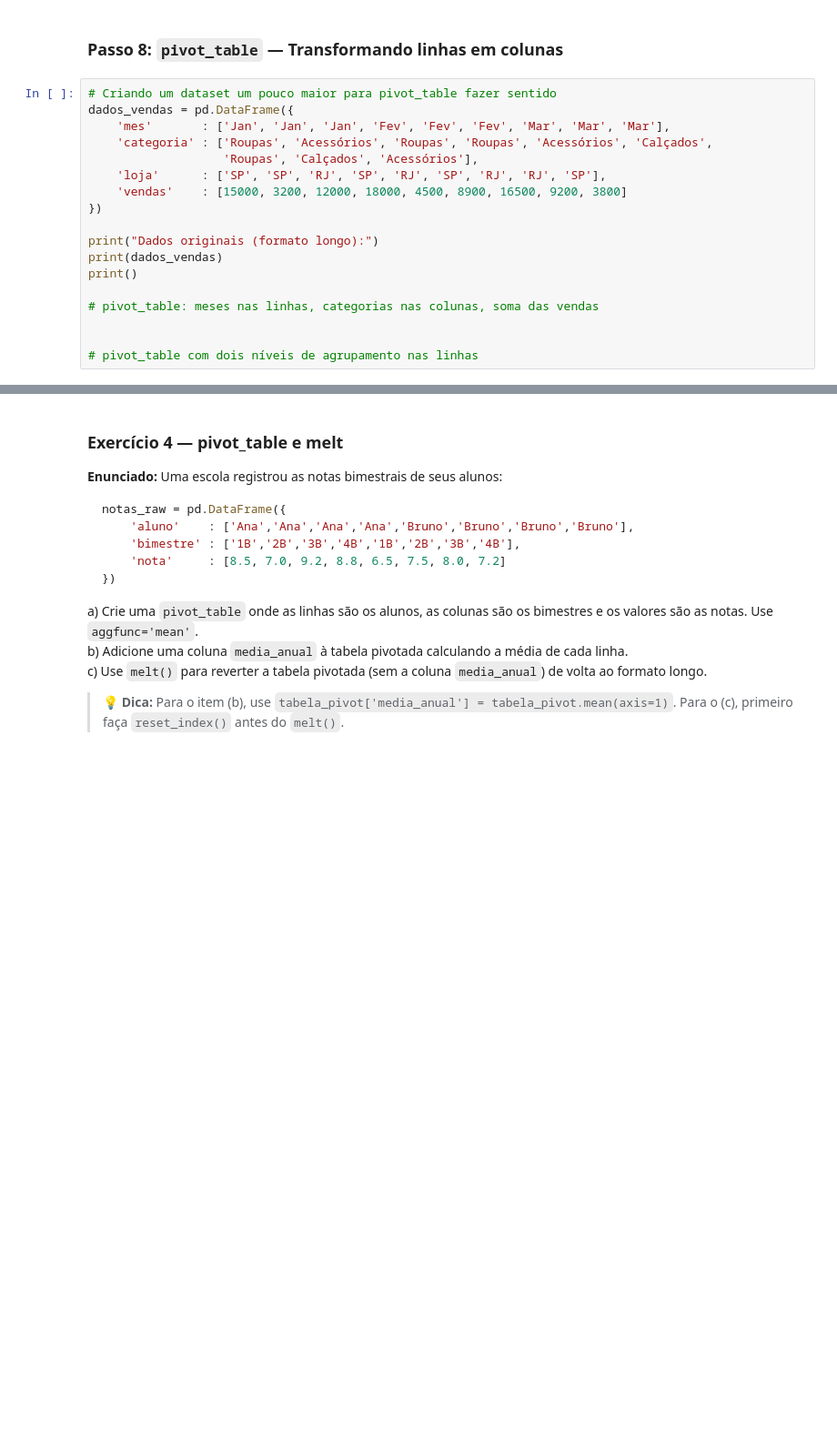
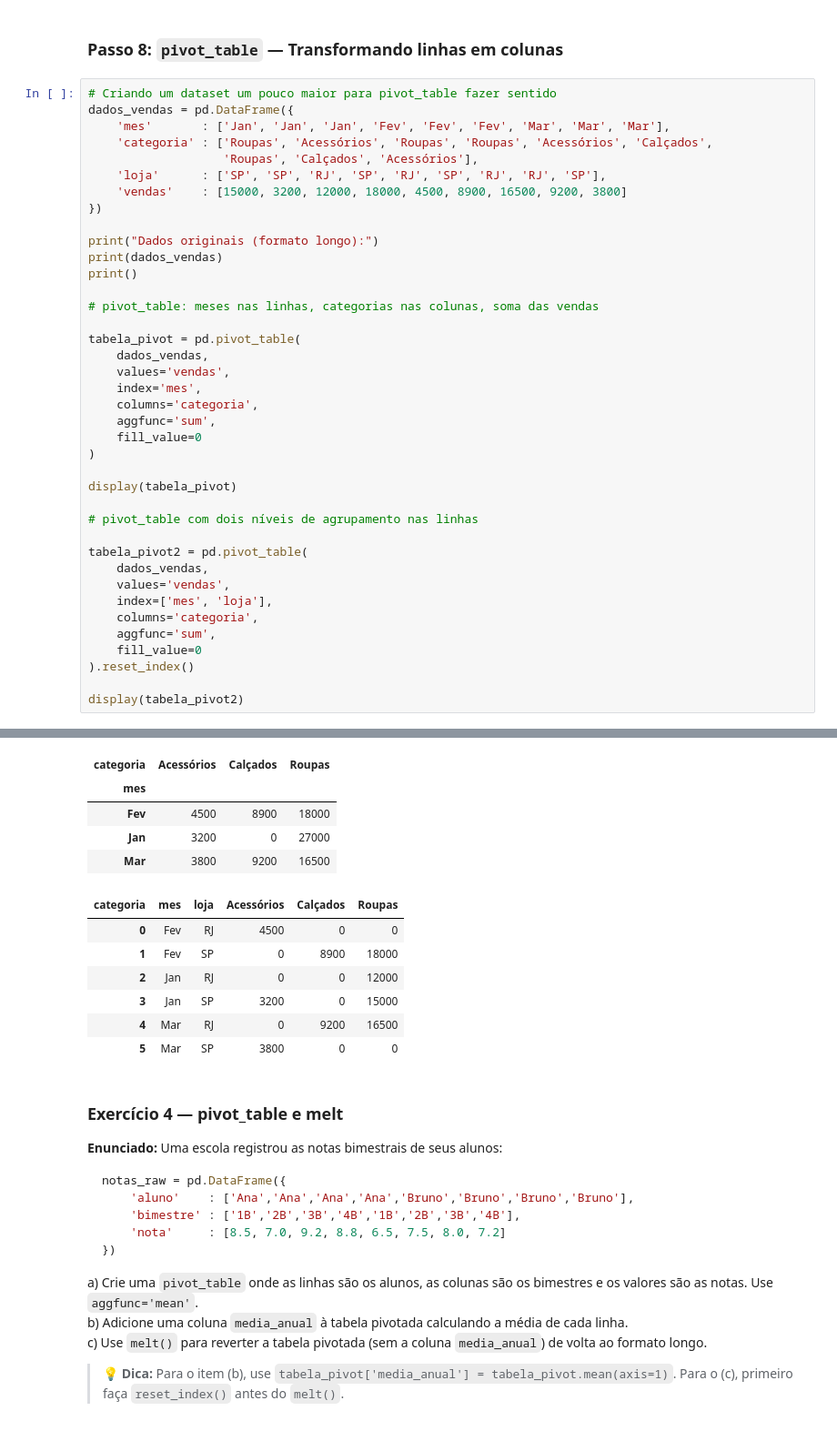
Before and after one commit to dyneys/TecProgPython, a Jupyter notebook: 5_pandas_manipulacao_tabelas_Alunos.ipynb, the cells around one changed output, grey strips where cells are left out. Shown at 91% size. Drawn from its saved outputs; the diff is of its cells as text; blank space fills up the shorter version.

Commit message:
manipulando dados

```diff
--- a/5_pandas_manipulacao_tabelas_Alunos.ipynb
+++ b/5_pandas_manipulacao_tabelas_Alunos.ipynb
@@ -386,5 +579,27 @@ print()
 
 # pivot_table: meses nas linhas, categorias nas colunas, soma das vendas
 
+tabela_pivot = pd.pivot_table(
+    dados_vendas,
+    values='vendas',
+    index='mes',
+    columns='categoria',
+    aggfunc='sum',
+    fill_value=0
+)
+
+display(tabela_pivot)
 
 # pivot_table com dois níveis de agrupamento nas linhas
+
+tabela_pivot2 = pd.pivot_table(
+    dados_vendas,
+    values='vendas',
+    index=['mes', 'loja'],
+    columns='categoria',
+    aggfunc='sum',
+    fill_value=0
+).reset_index()
+
+display(tabela_pivot2)
+# %% [output]
@@ -391,3 +617,15 @@ print()
+| categoria | Acessórios | Calçados | Roupas |
+| mes |  |  |  |
+| Fev | 4500 | 8900 | 18000 |
+| Jan | 3200 | 0 | 27000 |
+| Mar | 3800 | 9200 | 16500 |
+| categoria | mes | loja | Acessórios | Calçados | Roupas |
+| 0 | Fev | RJ | 4500 | 0 | 0 |
+| 1 | Fev | SP | 0 | 8900 | 18000 |
+| 2 | Jan | RJ | 0 | 0 | 12000 |
+| 3 | Jan | SP | 3200 | 0 | 15000 |
+| 4 | Mar | RJ | 0 | 9200 | 16500 |
+| 5 | Mar | SP | 3800 | 0 | 0 |
 # %% [markdown]
 ### Exercício 4 — pivot_table e melt
 
```
Also changed, not shown: parts of 14 cells of this notebook.
